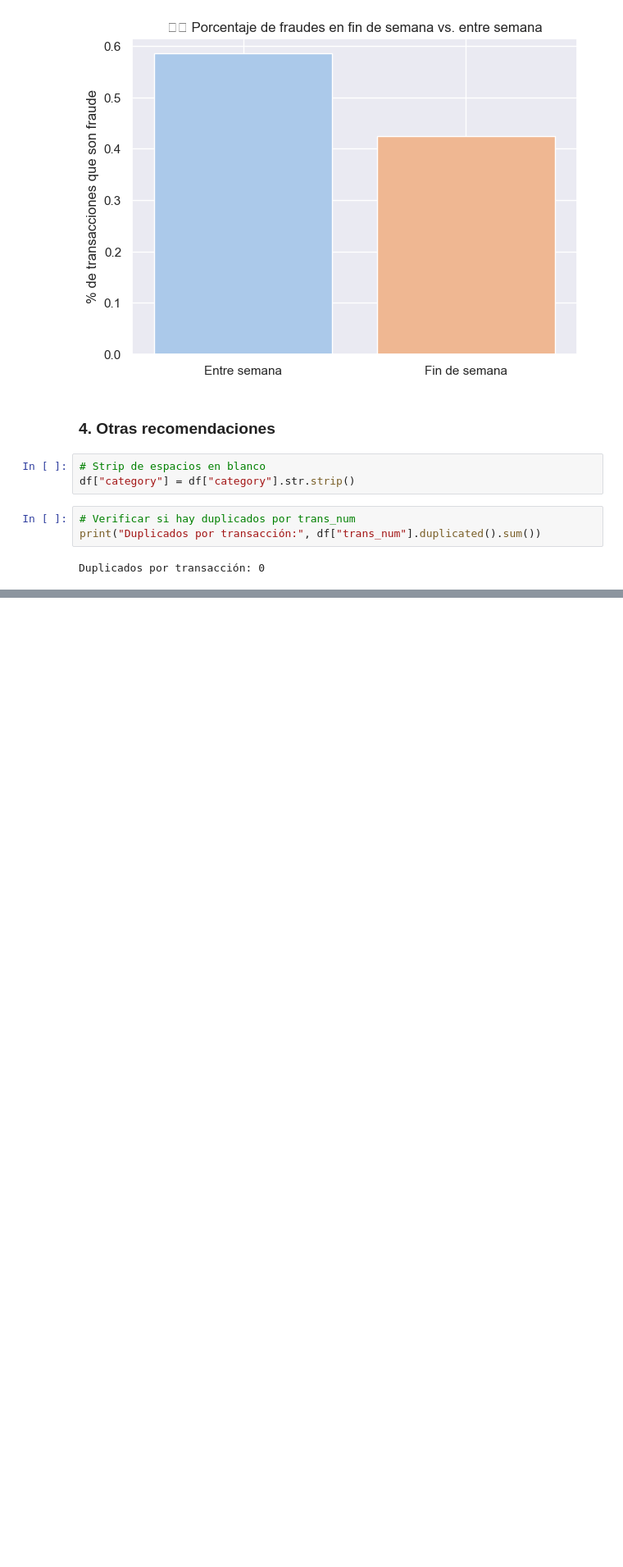
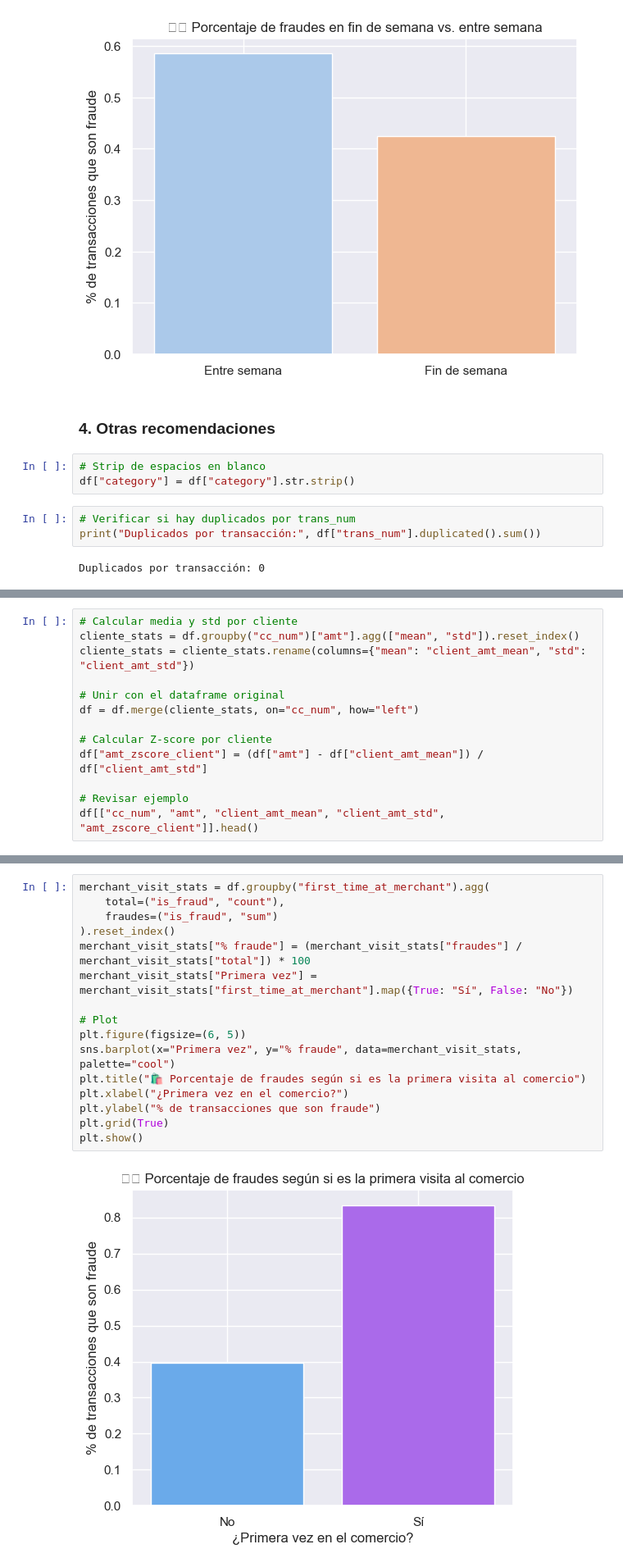
Before and after one commit to mvrcentes/ClientAwareFraudDetect, a Jupyter notebook: FraudDetection_HighAmountAnomalies.ipynb, the cells around one changed output, grey strips where cells are left out. Shown: that part at 82% size. Cells and saved outputs as stored; diff of their text form; blank space fills up the shorter version.

```diff
--- a/FraudDetection_HighAmountAnomalies.ipynb
+++ b/FraudDetection_HighAmountAnomalies.ipynb
@@ -693,0 +698,13 @@ Duplicados por transacción: 0
+# %%
+# Calcular media y std por cliente
+cliente_stats = df.groupby("cc_num")["amt"].agg(["mean", "std"]).reset_index()
+cliente_stats = cliente_stats.rename(columns={"mean": "client_amt_mean", "std": "client_amt_std"})
+
+# Unir con el dataframe original
+df = df.merge(cliente_stats, on="cc_num", how="left")
+
+# Calcular Z-score por cliente
+df["amt_zscore_client"] = (df["amt"] - df["client_amt_mean"]) / df["client_amt_std"]
+
+# Revisar ejemplo
+df[["cc_num", "amt", "client_amt_mean", "client_amt_std", "amt_zscore_client"]].head()
@@ -693,0 +721,18 @@ Duplicados por transacción: 0
+# %%
+merchant_visit_stats = df.groupby("first_time_at_merchant").agg(
+    total=("is_fraud", "count"),
+    fraudes=("is_fraud", "sum")
+).reset_index()
+merchant_visit_stats["% fraude"] = (merchant_visit_stats["fraudes"] / merchant_visit_stats["total"]) * 100
+merchant_visit_stats["Primera vez"] = merchant_visit_stats["first_time_at_merchant"].map({True: "Sí", False: "No"})
+
+# Plot
+plt.figure(figsize=(6, 5))
+sns.barplot(x="Primera vez", y="% fraude", data=merchant_visit_stats, palette="cool")
+plt.title("🛍️ Porcentaje de fraudes según si es la primera visita al comercio")
+plt.xlabel("¿Primera vez en el comercio?")
+plt.ylabel("% de transacciones que son fraude")
+plt.grid(True)
+plt.show()
+# %% [output]
+[figure, added]
```
Also changed, not shown: parts of 11 cells of this notebook, 3 other files.
